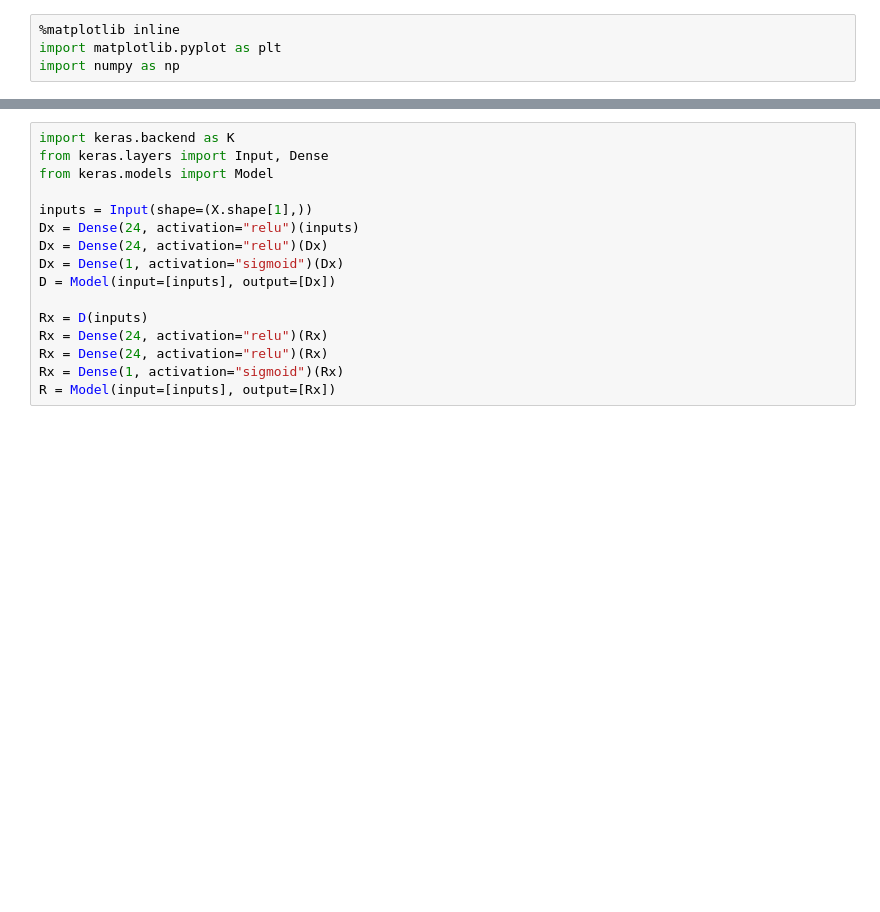
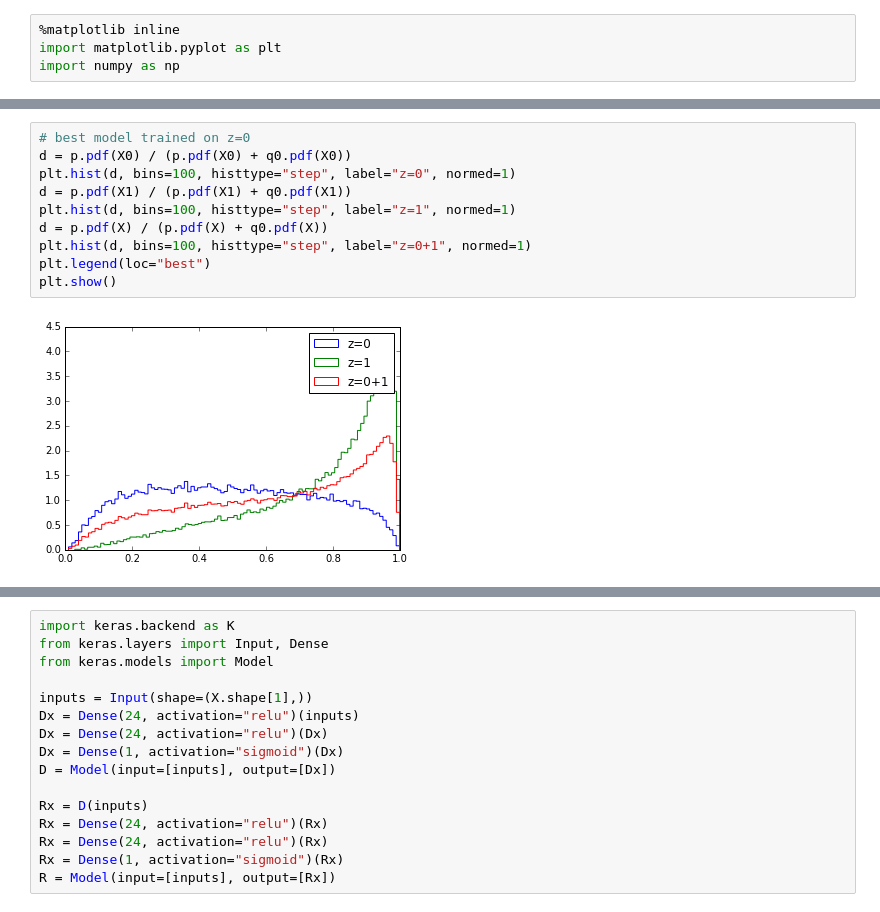
Before and after one commit to glouppe/paper-learning-to-pivot, a Jupyter notebook: code/Adversarial training against systematic uncertainties.ipynb, the cells around one changed output, grey strips where cells are left out. Cells and saved outputs as stored; diff of their text form; blank space fills up the shorter version.

```diff
--- a/code/Adversarial training against systematic uncertainties.ipynb
+++ b/code/Adversarial training against systematic uncertainties.ipynb
@@ -53,0 +68,12 @@ plt.show()
+# %%
+# best model trained on z=0
+d = p.pdf(X0) / (p.pdf(X0) + q0.pdf(X0))
+plt.hist(d, bins=100, histtype="step", label="z=0", normed=1)
+d = p.pdf(X1) / (p.pdf(X1) + q0.pdf(X1))
+plt.hist(d, bins=100, histtype="step", label="z=1", normed=1)
+d = p.pdf(X) / (p.pdf(X) + q0.pdf(X))
+plt.hist(d, bins=100, histtype="step", label="z=0+1", normed=1)
+plt.legend(loc="best")
+plt.show()
+# %% [output]
+[figure, added]
```
Also changed, not shown: parts of 19 cells of this notebook.
